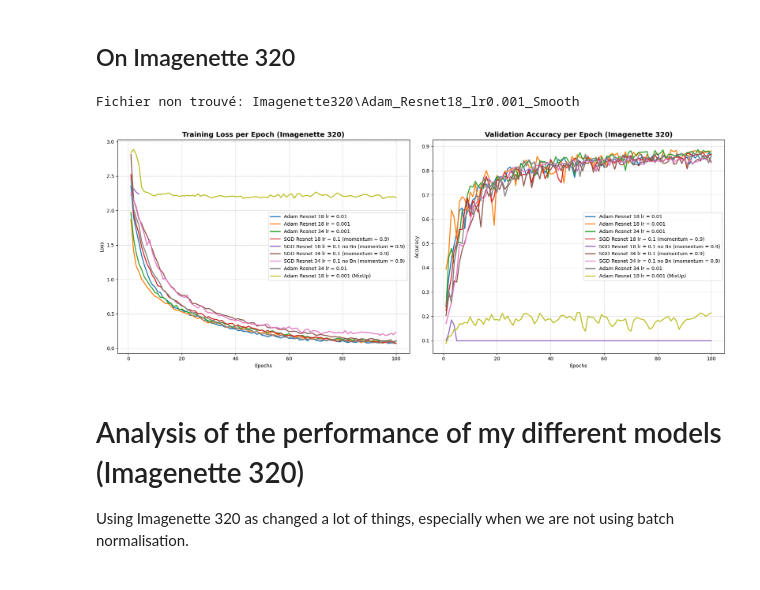
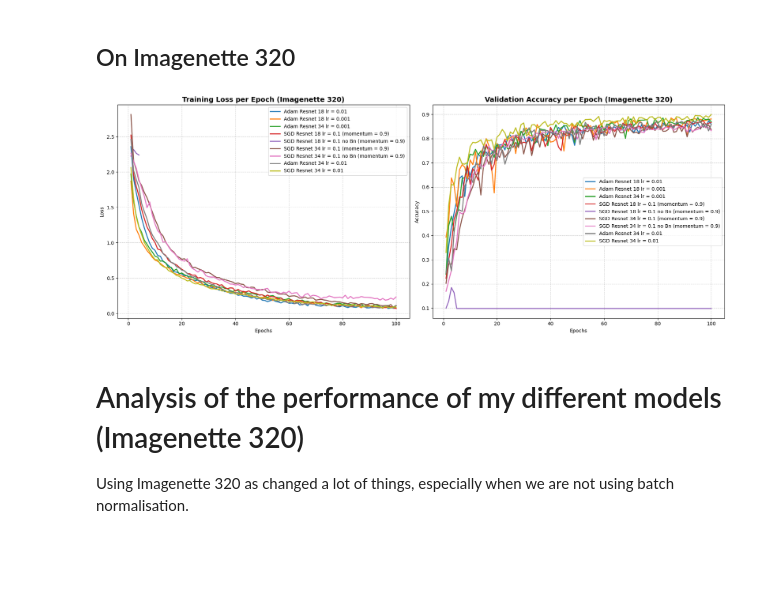
Before and after one commit to BLGR-Saumoine/Projet-DL, a Jupyter notebook: Project_DL.ipynb, the cells around one changed output. Drawn from its saved outputs; the diff is of its cells as text; code cells hidden in the pictures.

```diff
--- a/Project_DL.ipynb
+++ b/Project_DL.ipynb
@@ -607,7 +607,7 @@ files_map = {
     "Imagenette320\SGD_Resnet34_moentum09_lr0.1.csv": "SGD Resnet 34 lr = 0.1 (momentum = 0.9)",
     "Imagenette320\SGD_Resnet34_moentum09_lr0.1NOBN.csv": "SGD Resnet 34 lr = 0.1 no Bn (momentum = 0.9)",
     "Imagenette320\Adam_Resnet34_lr0.01.csv": "Adam Resnet 34 lr = 0.01",
-    "Imagenette320\SGD_Resnet34_lr0.01.csv": "SGD Resnet 34 lr = 0.01",
+    "Imagenette320\SGD_Resnet34_momentum09_lr0.01.csv": "SGD Resnet 34 lr = 0.01",
 }
 
 fig, (ax1, ax2) = plt.subplots(1, 2, figsize=(18, 7))
@@ -616,35 +616,34 @@ colors = ['#1f77b4', '#ff7f0e', '#2ca02c', '#d62728', '#9467bd', '#8c564b', '#e3
 
 for i, (filename, label) in enumerate(files_map.items()):
 
     df = pd.read_csv(filename)
 
     color = colors[i % len(colors)]
 
     # Traçage de la Loss
     ax1.plot(df['Epoch'], df['Train_Loss'], label=label, color=color, linewidth=2)
 
     # Traçage de l'Accuracy
     ax2.plot(df['Epoch'], df['Val_Accuracy'], label=label, color=color, linewidth=2)
 
 # Mise en forme du graphique de Loss
 ax1.set_title('Training Loss per Epoch (Imagenette 320)', fontsize=14, fontweight='bold')
 ax1.set_xlabel('Epochs')
 ax1.set_ylabel('Loss')
 ax1.grid(True, linestyle='--', alpha=0.6)
 ax1.legend()
 
 # Mise en forme du graphique d'Accuracy
 ax2.set_title('Validation Accuracy per Epoch (Imagenette 320)', fontsize=14, fontweight='bold')
 ax2.set_xlabel('Epochs')
 ax2.set_ylabel('Accuracy')
 ax2.grid(True, linestyle='--', alpha=0.6)
 ax2.legend()
 
 plt.tight_layout()
 plt.savefig('comparaison_performance_resnet_320.png')
 # %% [output]
-Fichier non trouvé: Imagenette320\Adam_Resnet18_lr0.001_Smooth
-[figure, old version]
+[figure, new version]
 # %% [markdown]
 # Analysis of the performance of my different models (Imagenette 320)
 
```
Also changed, not shown: parts of 2 cells of this notebook, 2 other files.
